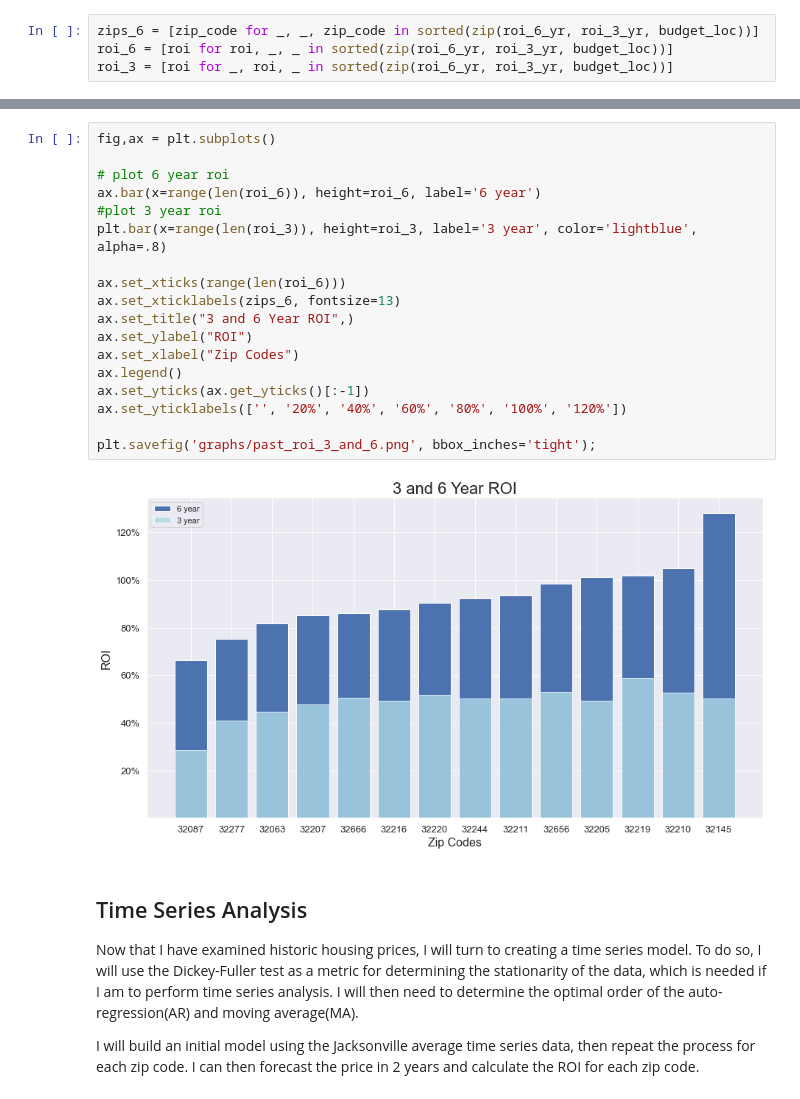
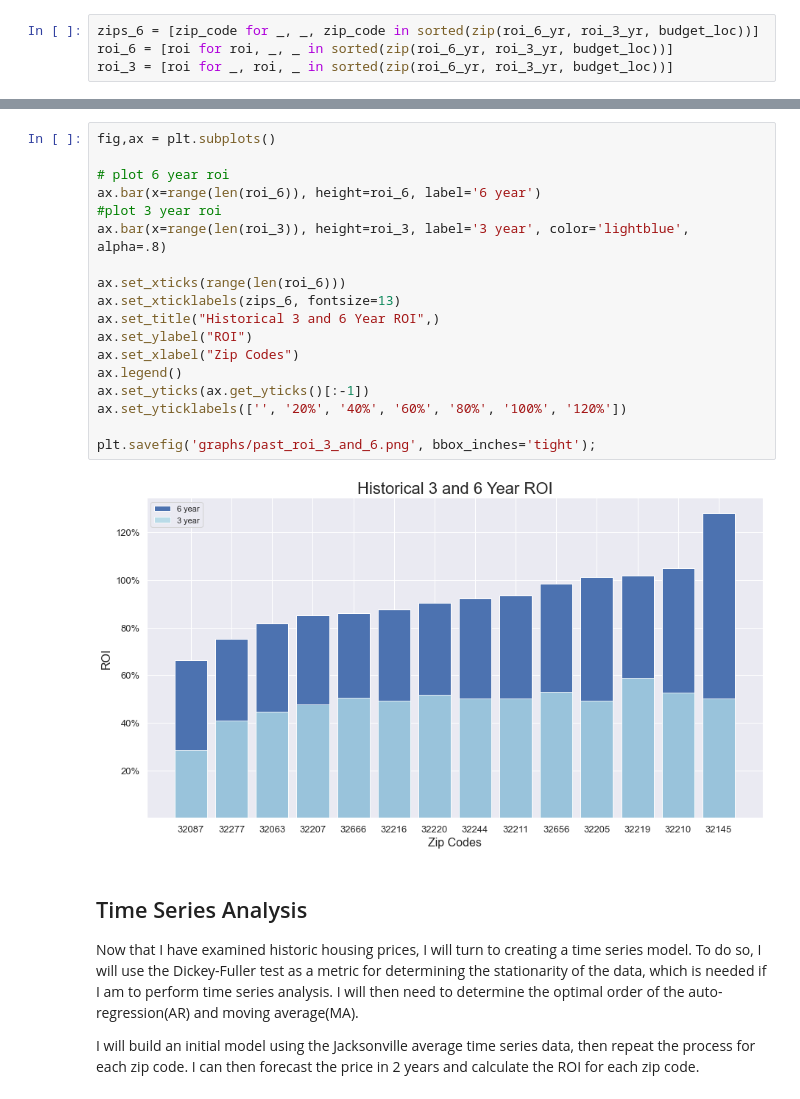
Before and after one commit to luke-lite/Jacksonville-Housing-Prices-Time-Series-Analysis, a Jupyter notebook: Jacksonville-Housing-Prices-Time-Series-Analysis.ipynb, the cells around one changed output, grey strips where cells are left out. Drawn from its saved outputs; the diff is of its cells as text.

```diff
--- a/Jacksonville-Housing-Prices-Time-Series-Analysis.ipynb
+++ b/Jacksonville-Housing-Prices-Time-Series-Analysis.ipynb
@@ -296,23 +234,23 @@ roi_3
 # %%
 fig,ax = plt.subplots()
 
 # plot 6 year roi
 ax.bar(x=range(len(roi_6)), height=roi_6, label='6 year')
 #plot 3 year roi
-plt.bar(x=range(len(roi_3)), height=roi_3, label='3 year', color='lightblue', alpha=.8)
+ax.bar(x=range(len(roi_3)), height=roi_3, label='3 year', color='lightblue', alpha=.8)
 
 ax.set_xticks(range(len(roi_6)))
 ax.set_xticklabels(zips_6, fontsize=13)
-ax.set_title("3 and 6 Year ROI",)
+ax.set_title("Historical 3 and 6 Year ROI",)
 ax.set_ylabel("ROI")
 ax.set_xlabel("Zip Codes")
 ax.legend()
 ax.set_yticks(ax.get_yticks()[:-1])
 ax.set_yticklabels(['', '20%', '40%', '60%', '80%', '100%', '120%'])
 
 plt.savefig('graphs/past_roi_3_and_6.png', bbox_inches='tight');
 # %% [output]
-[figure, old version]
+[figure, new version]
 # %% [markdown]
 ## Time Series Analysis
 
```
Also changed, not shown: parts of 15 cells of this notebook.
